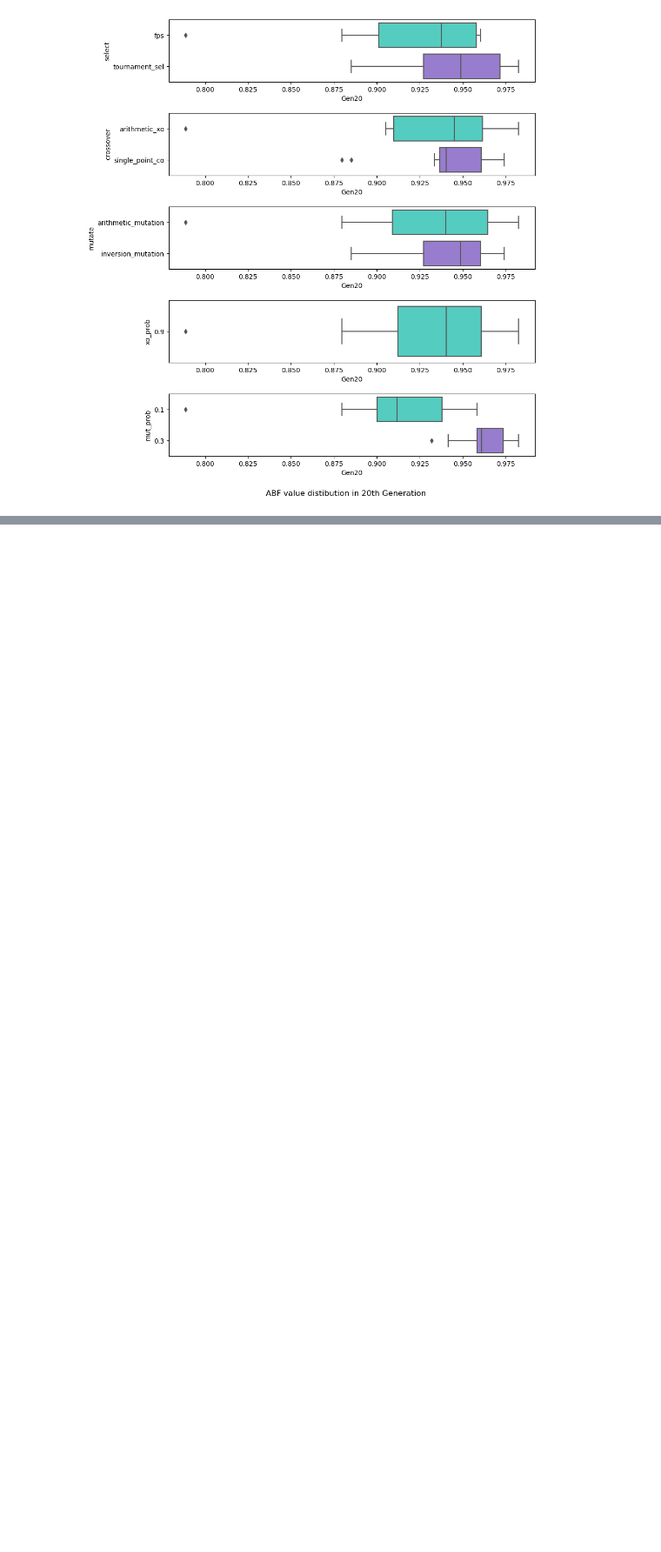
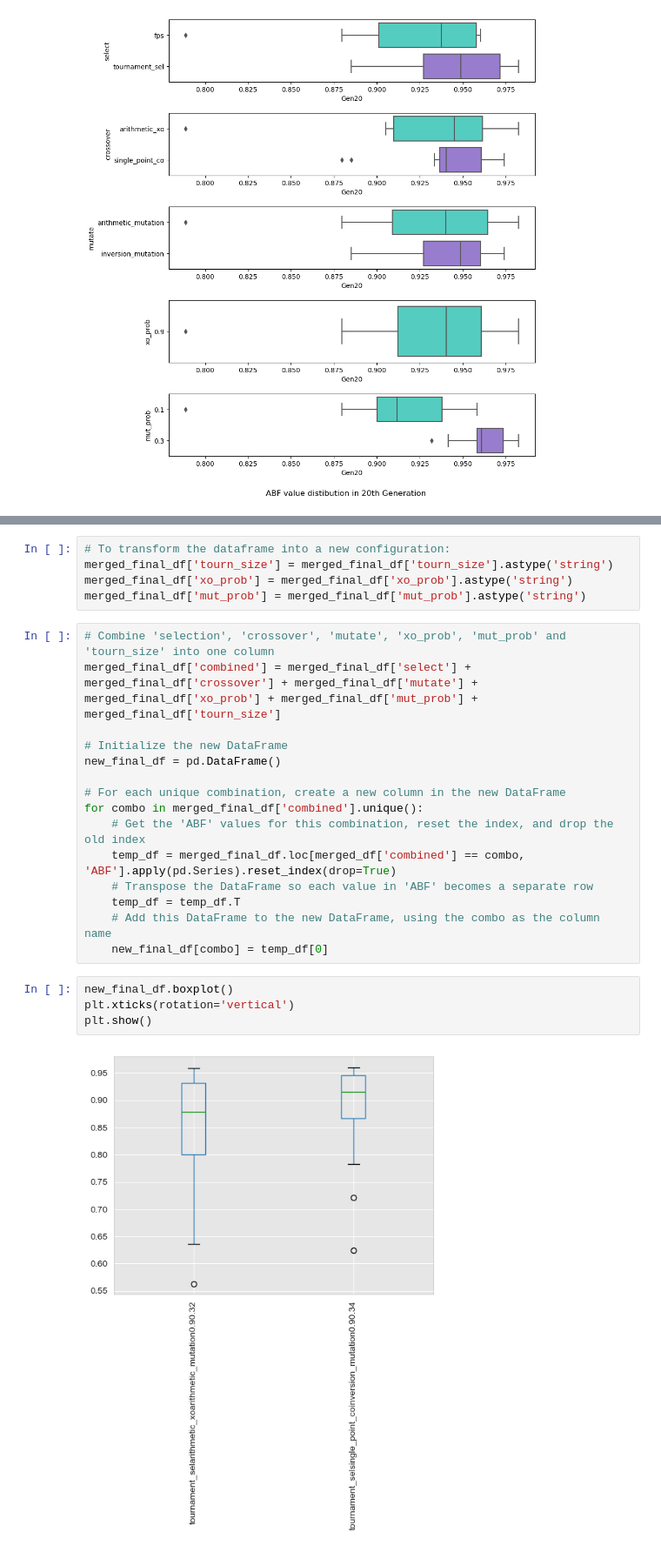
Before and after one commit to iryna-savchuk/CI4O_project, a Jupyter notebook: result_analysis.ipynb, the cells around one changed output, grey strips where cells are left out. Shown at 87% size. Cells and saved outputs as stored; diff of their text form; blank space fills up the shorter version.

```diff
--- a/result_analysis.ipynb
+++ b/result_analysis.ipynb
@@ -219,0 +324,26 @@ plt.show()
+# %%
+# To transform the dataframe into a new configuration:
+merged_final_df['tourn_size'] = merged_final_df['tourn_size'].astype('string')
+merged_final_df['xo_prob'] = merged_final_df['xo_prob'].astype('string')
+merged_final_df['mut_prob'] = merged_final_df['mut_prob'].astype('string')
+# %%
+# Combine 'selection', 'crossover', 'mutate', 'xo_prob', 'mut_prob' and 'tourn_size' into one column
+merged_final_df['combined'] = merged_final_df['select'] + merged_final_df['crossover'] + merged_final_df['mutate'] + merged_final_df['xo_prob'] + merged_final_df['mut_prob'] + merged_final_df['tourn_size']
+
+# Initialize the new DataFrame
+new_final_df = pd.DataFrame()
+
+# For each unique combination, create a new column in the new DataFrame
+for combo in merged_final_df['combined'].unique():
+    # Get the 'ABF' values for this combination, reset the index, and drop the old index
+    temp_df = merged_final_df.loc[merged_df['combined'] == combo, 'ABF'].apply(pd.Series).reset_index(drop=True)
+    # Transpose the DataFrame so each value in 'ABF' becomes a separate row
+    temp_df = temp_df.T
+    # Add this DataFrame to the new DataFrame, using the combo as the column name
+    new_final_df[combo] = temp_df[0]
+# %%
+new_final_df.boxplot()
+plt.xticks(rotation='vertical')
+plt.show()
+# %% [output]
+[figure, added]
```
Also changed, not shown: parts of 8 cells of this notebook.
